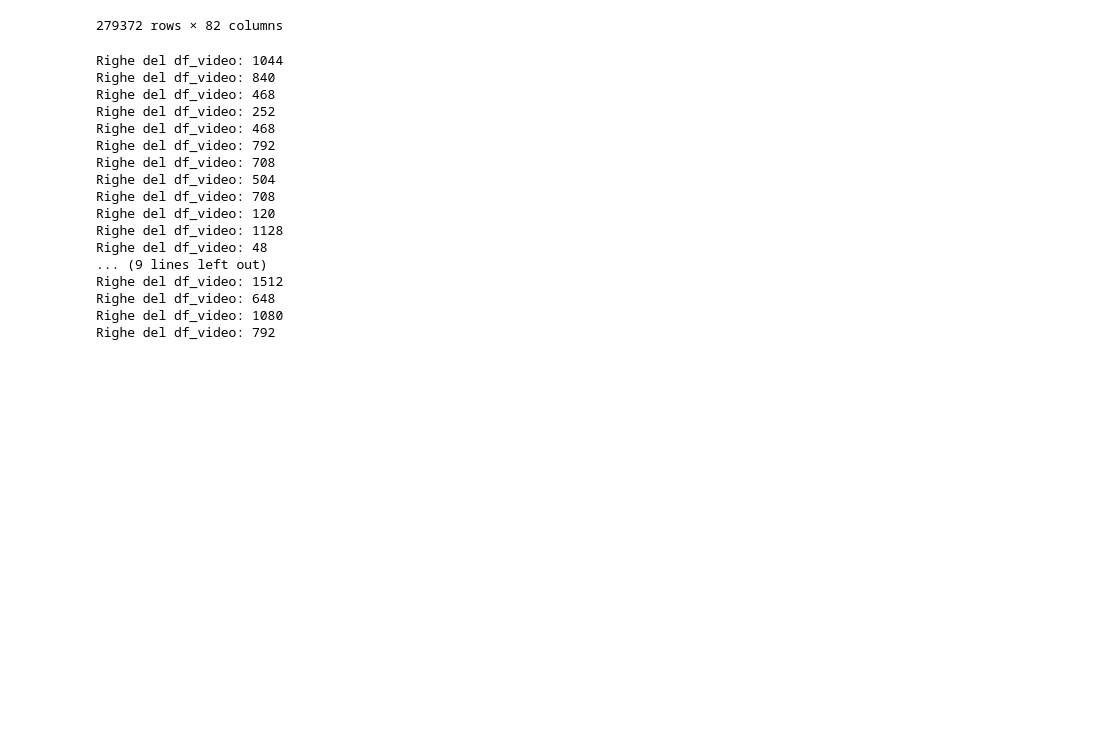
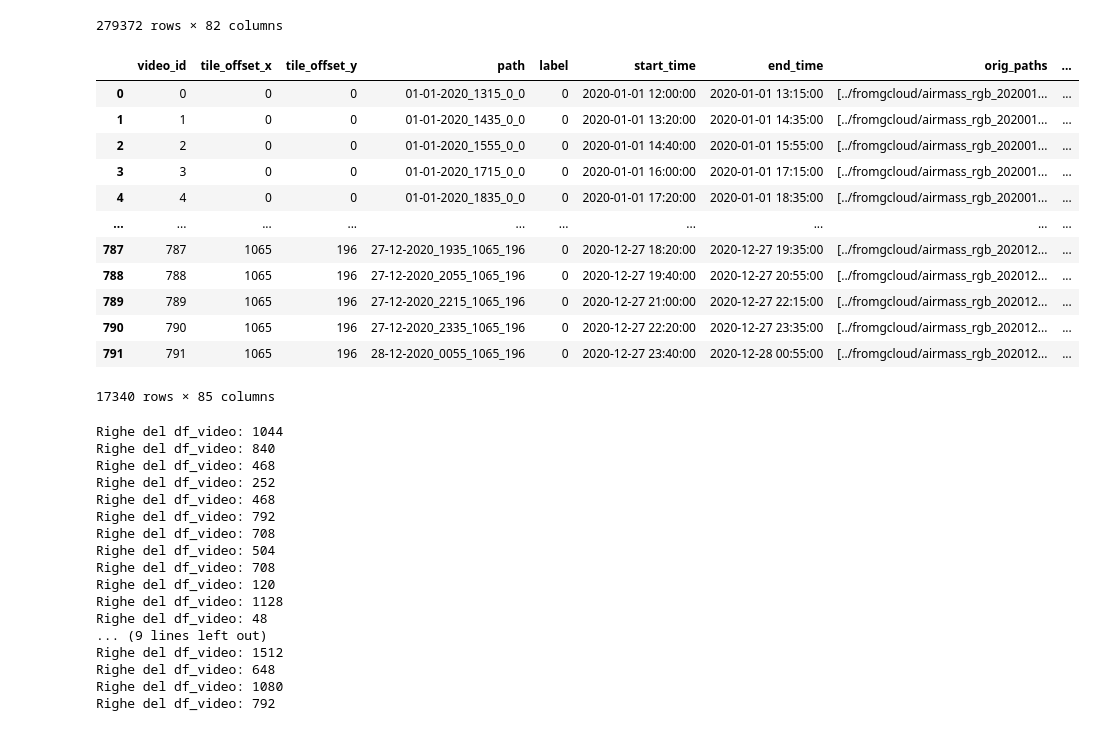
Before and after one commit to dandarm/VideoMAEv2, a Jupyter notebook: Model_stats.ipynb, the cells around one changed output. Saved outputs shown, nothing was run; the diff lists cells and outputs as text; code cells hidden in the pictures; blank space fills up the shorter version.

```diff
--- a/Model_stats.ipynb
+++ b/Model_stats.ipynb
@@ -279,6 +318,22 @@ Nuove colonne create: ['label', 'label_00_40', 'label_01_20', 'label_02_00', 'la
 | 279370 | 0 | 0 | 0 | 0 | 0 | 0 | 0 | 0 | ... |
 | 279371 | 0 | 0 | 0 | 0 | 0 | 0 | 0 | 0 | ... |
 279372 rows × 82 columns
+# %%
+df_videos_many_labels
+# %% [output]
+|  | video_id | tile_offset_x | tile_offset_y | path | label | start_time | end_time | orig_paths | ... |
+| 0 | 0 | 0 | 0 | 01-01-2020_1315_0_0 | 0 | 2020-01-01 12:00:00 | 2020-01-01 13:15:00 | [../fromgcloud/airmass_rgb_202001... | ... |
+| 1 | 1 | 0 | 0 | 01-01-2020_1435_0_0 | 0 | 2020-01-01 13:20:00 | 2020-01-01 14:35:00 | [../fromgcloud/airmass_rgb_202001... | ... |
+| 2 | 2 | 0 | 0 | 01-01-2020_1555_0_0 | 0 | 2020-01-01 14:40:00 | 2020-01-01 15:55:00 | [../fromgcloud/airmass_rgb_202001... | ... |
+| 3 | 3 | 0 | 0 | 01-01-2020_1715_0_0 | 0 | 2020-01-01 16:00:00 | 2020-01-01 17:15:00 | [../fromgcloud/airmass_rgb_202001... | ... |
+| 4 | 4 | 0 | 0 | 01-01-2020_1835_0_0 | 0 | 2020-01-01 17:20:00 | 2020-01-01 18:35:00 | [../fromgcloud/airmass_rgb_202001... | ... |
+| ... | ... | ... | ... | ... | ... | ... | ... | ... | ... |
+| 787 | 787 | 1065 | 196 | 27-12-2020_1935_1065_196 | 0 | 2020-12-27 18:20:00 | 2020-12-27 19:35:00 | [../fromgcloud/airmass_rgb_202012... | ... |
+| 788 | 788 | 1065 | 196 | 27-12-2020_2055_1065_196 | 0 | 2020-12-27 19:40:00 | 2020-12-27 20:55:00 | [../fromgcloud/airmass_rgb_202012... | ... |
+| 789 | 789 | 1065 | 196 | 27-12-2020_2215_1065_196 | 0 | 2020-12-27 21:00:00 | 2020-12-27 22:15:00 | [../fromgcloud/airmass_rgb_202012... | ... |
+| 790 | 790 | 1065 | 196 | 27-12-2020_2335_1065_196 | 0 | 2020-12-27 22:20:00 | 2020-12-27 23:35:00 | [../fromgcloud/airmass_rgb_202012... | ... |
+| 791 | 791 | 1065 | 196 | 28-12-2020_0055_1065_196 | 0 | 2020-12-27 23:40:00 | 2020-12-28 00:55:00 | [../fromgcloud/airmass_rgb_202012... | ... |
+17340 rows × 85 columns
 # %%
 df_videos_many_labels = create_df_video_from_master_df_relabeling(df_label)
 # %% [output]
```
Also changed, not shown: parts of 7 cells of this notebook, 5 other files.
